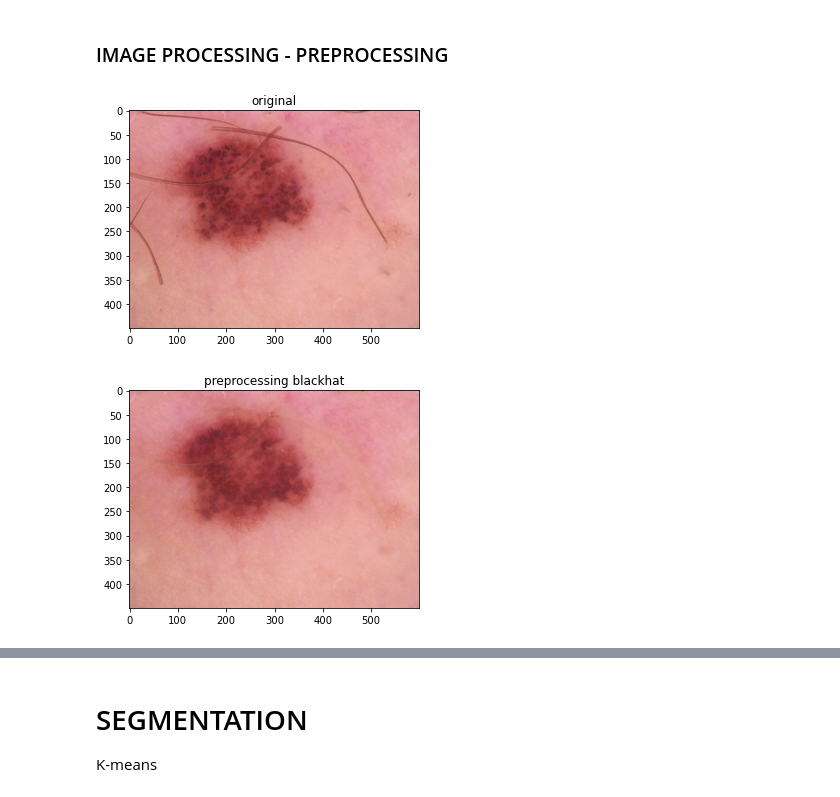
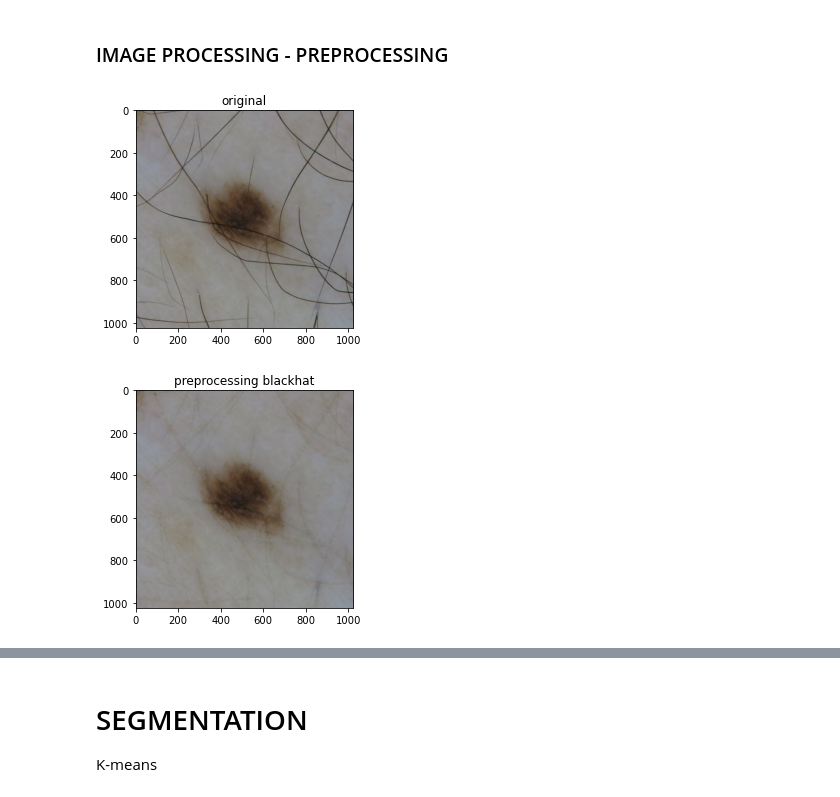
Before and after one commit to emyesme/MelanomaChallenge, a Jupyter notebook: test_ch1.ipynb, the cells around one changed output, grey strips where cells are left out. Saved outputs shown, nothing was run; the diff lists cells and outputs as text; code cells hidden in the pictures.

```diff
--- a/test_ch1.ipynb
+++ b/test_ch1.ipynb
@@ -77,28 +77,28 @@ def hairRemoval_LoG_THM(matrix, ksize = 3, kernel_size = 17, filterSize = (11, 1
 # %%
 FOLDER_DIR = "/home/emily/Desktop/CAD/train/"
 
-img = cv2.imread(join(FOLDER_DIR,"nevus", "nev{}.jpg".format("03178")))
-# img = cv2.imread(join(FOLDER_DIR, "others", "{}.jpg".format("bcc00103")))
-# 00656 02056 01831 00547 02237  02462 02655  03178 03284   04438  05209
+# img = cv2.imread(join(FOLDER_DIR,"nevus", "nev{}.jpg".format("03178")))
+img = cv2.imread(join(FOLDER_DIR, "others", "{}.jpg".format("bkl00160")))
+# 00656 02056 01831 00547 02237  02462 02655  03178 03284   04438  05209 bcc00220 bcc00242
 # 04762 04176 cute
 # 00246 05464 02758 02462 02379 shity
 # 03863 finger
-# others ack00291 ack00363 bcc00001 bc00103
+# others ack00291 ack00363 bcc00001 bc00103 ack00028 ack00180 ack00322 bcc00221 bcc00271
 img_rgb = cv2.cvtColor(img, cv2.COLOR_BGR2RGB)
 
 nevus = np.array(img_rgb)
 plt.imshow(img_rgb)
 plt.title('original')
 plt.show()
 
 output_bh = hair_removal_BH(img)
 
 plt.imshow(cv2.cvtColor(output_bh, cv2.COLOR_BGR2RGB))
 plt.title('preprocessing blackhat')
 plt.show()
 # %% [output]
-[figure, old version]
+[figure, new version]
-[figure, old version]
+[figure, new version]
 # %%
 # laplacian of gaussian top hat morphological operation
 log, close, dil, tophat = hairRemoval_LoG_THM(img)
```
Also changed, not shown: parts of 5 cells of this notebook.
